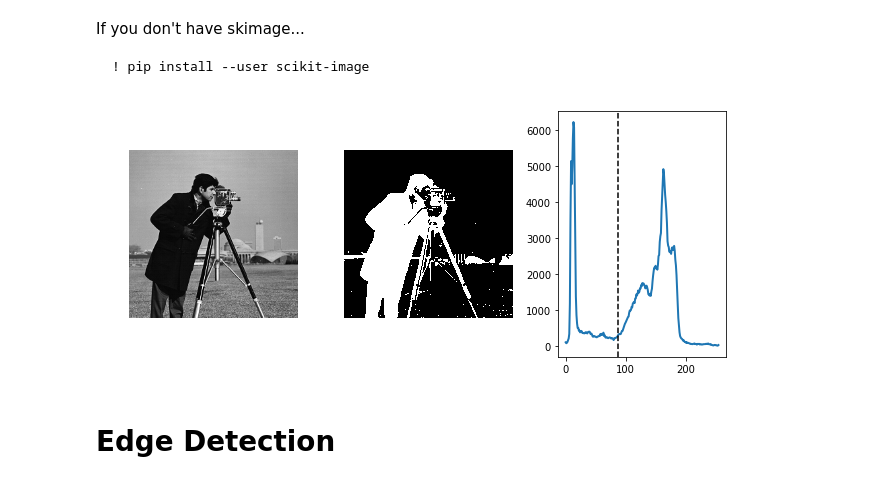
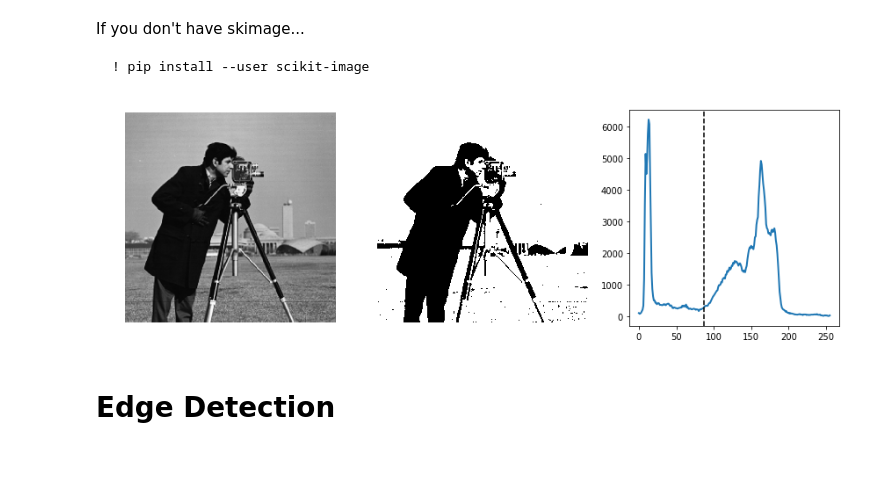
Before and after one commit to AlbertHJLee/Insight_Notebooks, a Jupyter notebook: Image_Analysis.ipynb, the cells around one changed output. Saved outputs shown, nothing was run; the diff lists cells and outputs as text; code cells hidden in the pictures.

```diff
--- a/Image_Analysis.ipynb
+++ b/Image_Analysis.ipynb
@@ -98,30 +100,36 @@ If you don't have skimage...
     ! pip install --user scikit-image
 # %%
 import matplotlib.pyplot as plt
-from skimage import data
+from skimage import data, io
 from skimage import filters
 from skimage import exposure
 
-camera = data.camera()
-val = filters.threshold_otsu(camera)
+if True:
+    img = data.camera()            # scikit-image's example
+else:
+    img = io.imread('houses.jpg')  # wikipedia's example
 
-hist, bins_center = exposure.histogram(camera)
+val = filters.threshold_otsu(img)
+hist, bins_center = exposure.histogram(img)
 
-plt.figure(figsize=(9, 4))
+plt.figure(figsize=(12, 4))
 plt.subplot(131)
-plt.imshow(camera, cmap='gray', interpolation='nearest')
+plt.imshow(img, cmap='gray', interpolation='nearest')
 plt.axis('off')
 plt.subplot(132)
-plt.imshow(camera < val, cmap='gray', interpolation='nearest')
+plt.imshow(img > val, cmap='gray', interpolation='nearest')
 plt.axis('off')
 plt.subplot(133)
 plt.plot(bins_center, hist, lw=2)
 plt.axvline(val, color='k', ls='--')
 
 plt.tight_layout()
 plt.show()
+
+# Mostly ripped from http://www.scipy-lectures.org/packages/scikit-image/auto_examples/plot_threshold.html
+# See also https://en.wikipedia.org/wiki/Otsu%27s_method
 # %% [output]
-[figure, old version]
+[figure, new version]
 # %% [markdown]
 # Edge Detection
 # %% [markdown]
```
Also changed, not shown: parts of 3 cells of this notebook, 1 other file.
